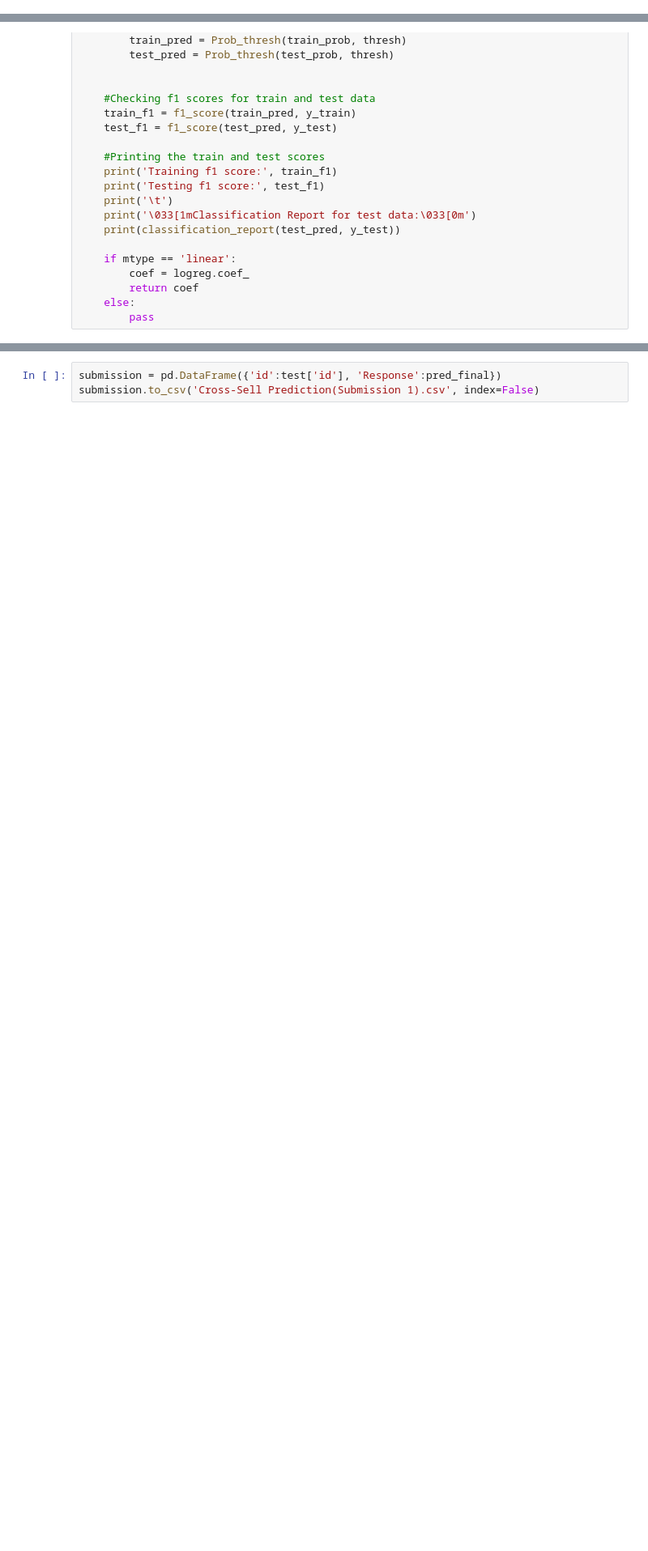
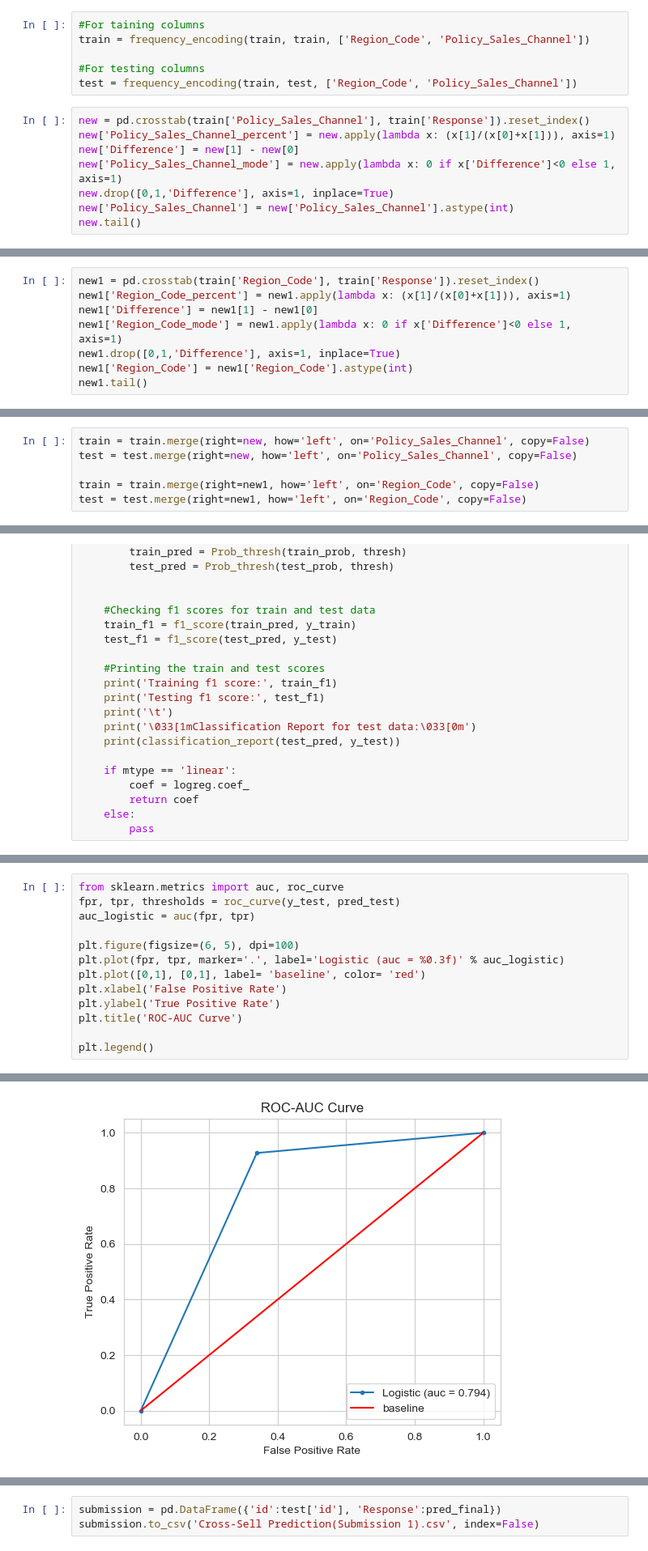
Before and after one commit to Kamaldeep0077/Cross-Sell-Prediction, a Jupyter notebook: Cross-Sell Prediction.ipynb, the cells around one changed output, grey strips where cells are left out. Shown at 81% size. Drawn from its saved outputs; the diff is of its cells as text; blank space fills up the shorter version.

```diff
--- a/Cross-Sell Prediction.ipynb
+++ b/Cross-Sell Prediction.ipynb
@@ -851,0 +874,14 @@ train.head()
+# %%
+#For taining columns
+train = frequency_encoding(train, train, ['Region_Code', 'Policy_Sales_Channel'])
+
+#For testing columns
+test = frequency_encoding(train, test, ['Region_Code', 'Policy_Sales_Channel'])
+# %%
+new = pd.crosstab(train['Policy_Sales_Channel'], train['Response']).reset_index()
+new['Policy_Sales_Channel_percent'] = new.apply(lambda x: (x[1]/(x[0]+x[1])), axis=1)
+new['Difference'] = new[1] - new[0]
+new['Policy_Sales_Channel_mode'] = new.apply(lambda x: 0 if x['Difference']<0 else 1, axis=1)
+new.drop([0,1,'Difference'], axis=1, inplace=True)
+new['Policy_Sales_Channel'] = new['Policy_Sales_Channel'].astype(int)
+new.tail()
@@ -851,0 +895,8 @@ train.head()
+# %%
+new1 = pd.crosstab(train['Region_Code'], train['Response']).reset_index()
+new1['Region_Code_percent'] = new1.apply(lambda x: (x[1]/(x[0]+x[1])), axis=1)
+new1['Difference'] = new1[1] - new1[0]
+new1['Region_Code_mode'] = new1.apply(lambda x: 0 if x['Difference']<0 else 1, axis=1)
+new1.drop([0,1,'Difference'], axis=1, inplace=True)
+new1['Region_Code'] = new1['Region_Code'].astype(int)
+new1.tail()
@@ -852,3 +910,9 @@ train.head()
+# %%
+train = train.merge(right=new, how='left', on='Policy_Sales_Channel', copy=False)
+test = test.merge(right=new, how='left', on='Policy_Sales_Channel', copy=False)
+
+train = train.merge(right=new1, how='left', on='Region_Code', copy=False)
+test = test.merge(right=new1, how='left', on='Region_Code', copy=False)
 # %% [markdown]
 ### Label Encoding:
 Most machine learning algorithems cannot interpret categorical data that is why it is important to convert those categories to some numeric encoded variables. Converting the categorical variables to the respective numeric laebels so that machine learning algorithem could learn patterns through the variable.
@@ -1006,0 +1050,14 @@ dtype: int64
+# %%
+from sklearn.metrics import auc, roc_curve
+fpr, tpr, thresholds = roc_curve(y_test, pred_test)
+auc_logistic = auc(fpr, tpr)
+
+plt.figure(figsize=(6, 5), dpi=100)
+plt.plot(fpr, tpr, marker='.', label='Logistic (auc = %0.3f)' % auc_logistic)
+plt.plot([0,1], [0,1], label= 'baseline', color= 'red')
+plt.xlabel('False Positive Rate')
+plt.ylabel('True Positive Rate')
+plt.title('ROC-AUC Curve')
+
+plt.legend()
+# %% [output]
@@ -1006,0 +1065 @@ dtype: int64
+[figure, added]
```
Also changed, not shown: parts of 47 cells of this notebook.
